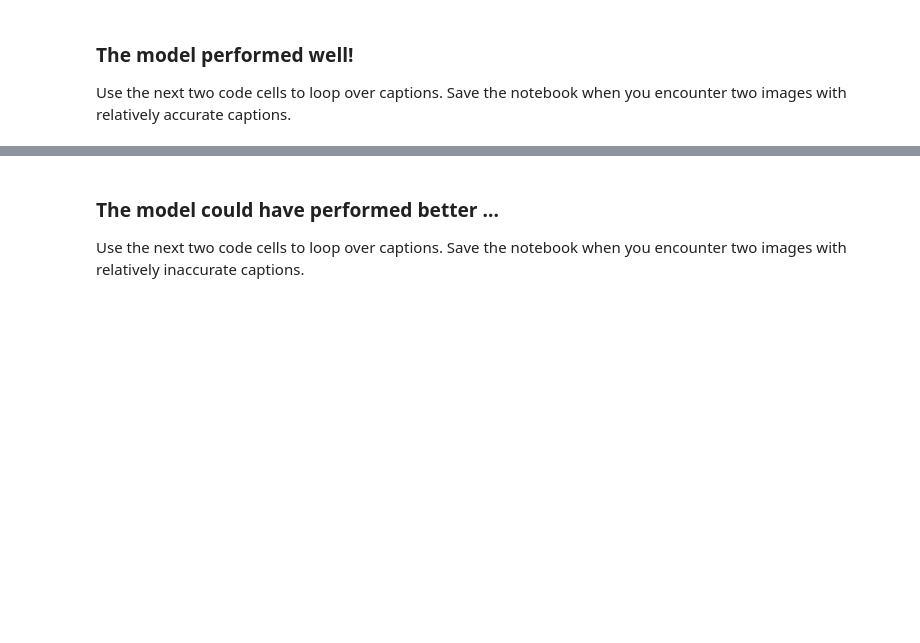
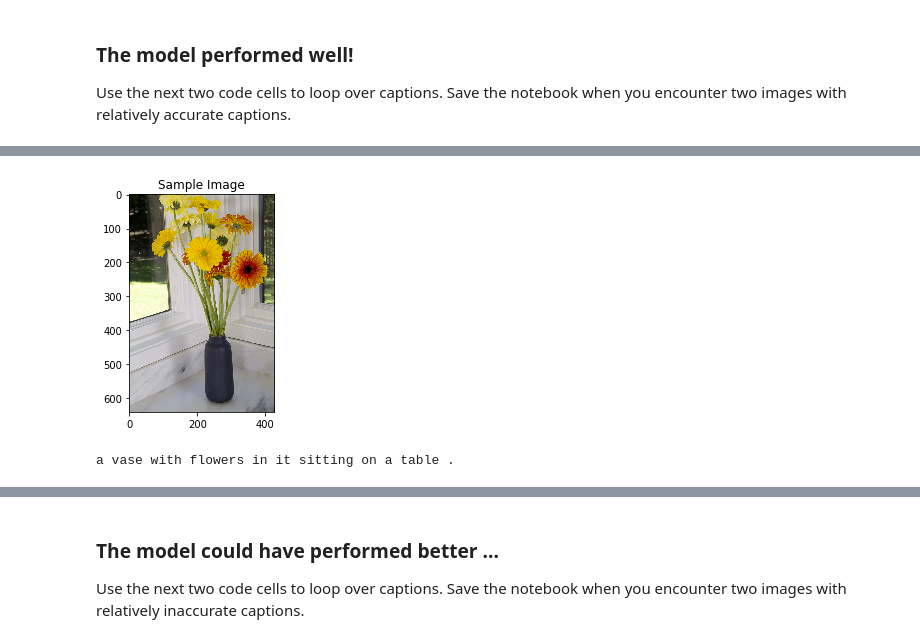
Before and after one commit to ken-power/CVND-AutomaticImageCaptioning, a Jupyter notebook: 3_Inference.ipynb, the cells around one changed output, grey strips where cells are left out. Saved outputs shown, nothing was run; the diff lists cells and outputs as text; code cells hidden in the pictures; blank space fills up the shorter version.

```diff
--- a/3_Inference.ipynb
+++ b/3_Inference.ipynb
@@ -217,0 +223,5 @@ a cat is sitting on a bench in front of a building .
+# %%
+get_prediction()
+# %% [output]
+[figure, added]
+a vase with flowers in it sitting on a table .
```
Also changed, not shown: parts of 13 cells of this notebook, 11 other files.
